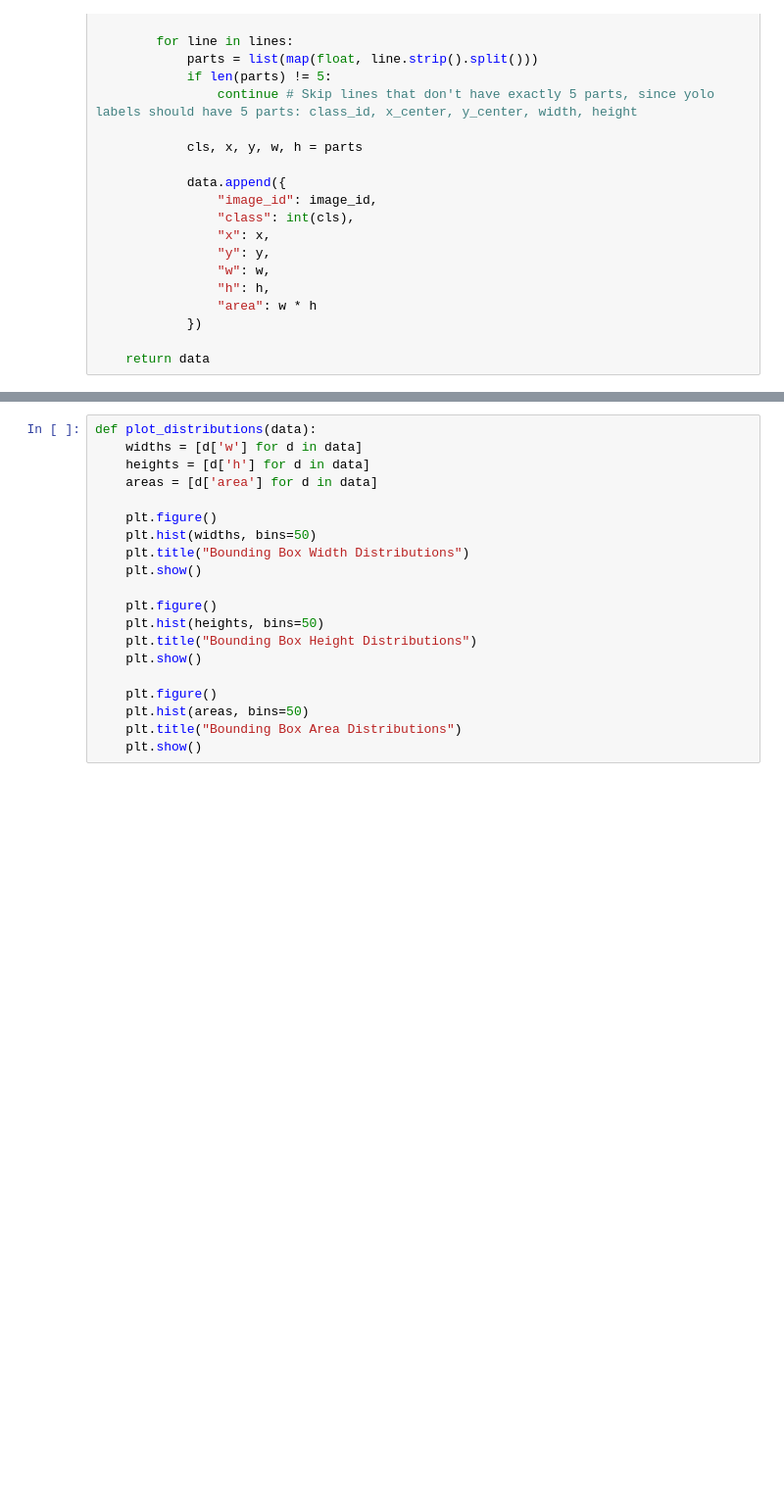
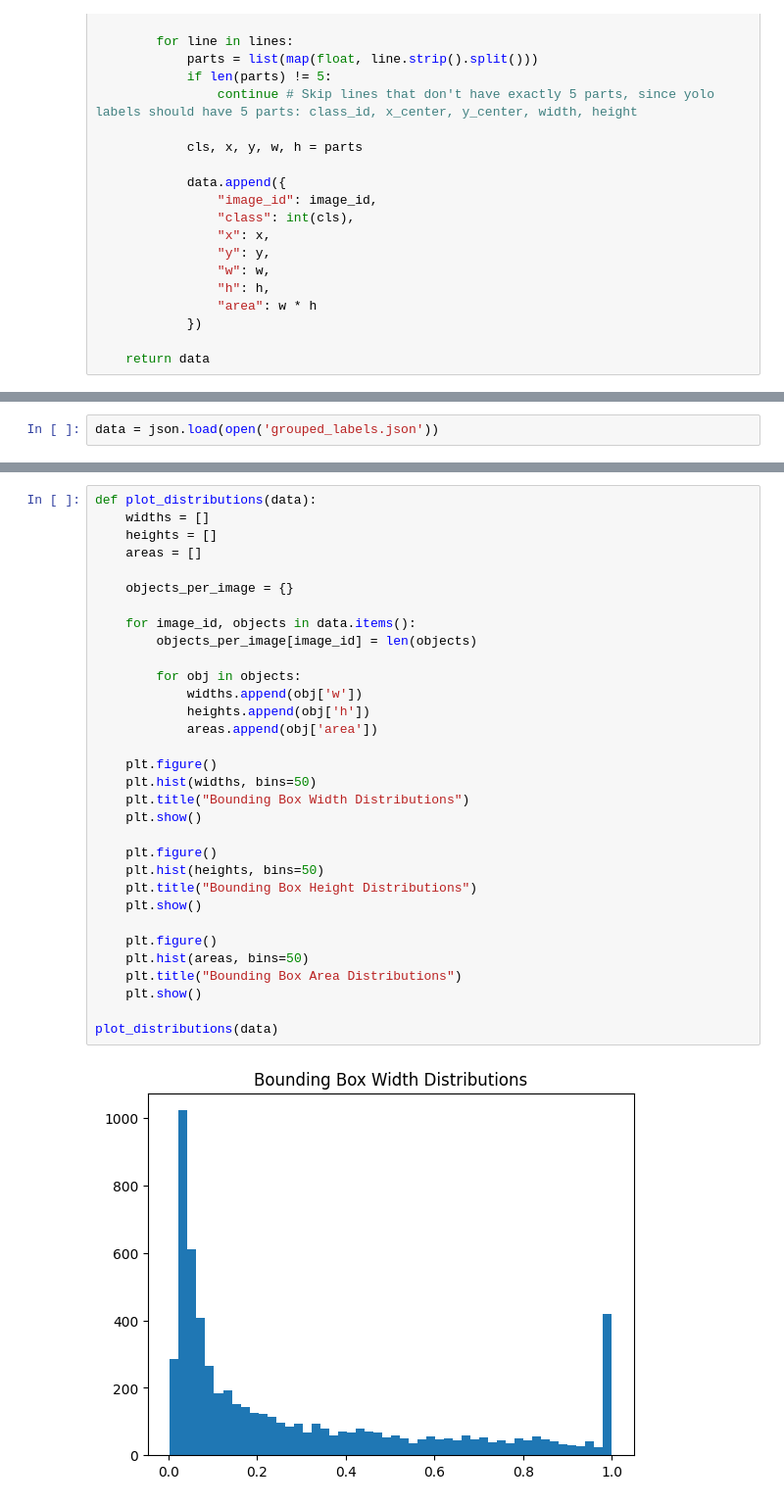
Before and after one commit to BramWillems/S3-celetial-object-detection, a Jupyter notebook: data_analysis.ipynb, the cells around one changed output, grey strips where cells are left out. Shown at 98% size. Saved outputs shown, nothing was run; the diff lists cells and outputs as text; blank space fills up the shorter version.

```diff
--- a/data_analysis.ipynb
+++ b/data_analysis.ipynb
@@ -51,4 +52,6 @@ grouped_labels = group_by_image(load_yolo_labels(r"S3-celetial-object-detection\
 
 with open('grouped_labels.json', 'w') as f:
     json.dump(grouped_labels, f, indent=4)
+# %%
+data = json.load(open('grouped_labels.json'))
 # %%
@@ -78,20 +103,34 @@ def data_stats(data):
 # %%
 def plot_distributions(data):
-    widths = [d['w'] for d in data]
-    heights = [d['h'] for d in data]
-    areas = [d['area'] for d in data]
+    widths = []
+    heights = []
+    areas = []
+
+    objects_per_image = {}
+
+    for image_id, objects in data.items():
+        objects_per_image[image_id] = len(objects)
+
+        for obj in objects:
+            widths.append(obj['w'])
+            heights.append(obj['h'])
+            areas.append(obj['area'])
 
     plt.figure()
     plt.hist(widths, bins=50)
     plt.title("Bounding Box Width Distributions")
     plt.show()
 
     plt.figure()
     plt.hist(heights, bins=50)
     plt.title("Bounding Box Height Distributions")
     plt.show()
 
     plt.figure()
     plt.hist(areas, bins=50)
     plt.title("Bounding Box Area Distributions")
     plt.show()
+
+plot_distributions(data)
+# %% [output]
+[figure, added]
```
Also changed, not shown: parts of 6 cells of this notebook, 8 other files.
